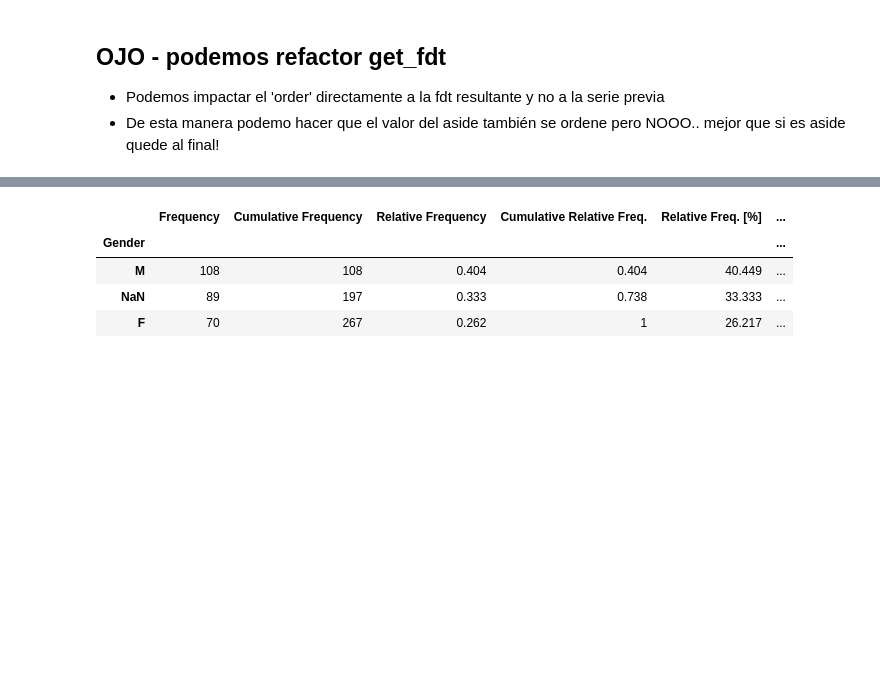
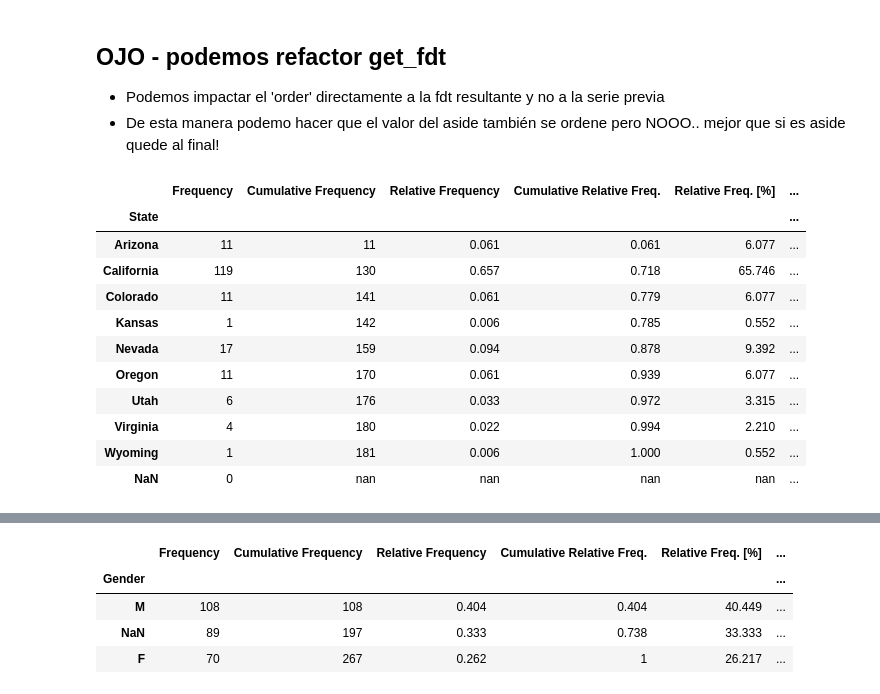
Before and after one commit to jmonti-gh/jm_datascience, a Jupyter notebook: test_jm/get_fdt.ipynb, the cells around one changed output, grey strips where cells are left out. Cells and saved outputs as stored; diff of their text form; code cells hidden in the pictures; blank space fills up the shorter version.

```diff
--- a/test_jm/get_fdt.ipynb
+++ b/test_jm/get_fdt.ipynb
@@ -408,7 +408,7 @@ def get_fdt(
         include_plain_relatives: Optional[bool] = True,
         fmt_values: Optional[bool] = False,
         order: Optional[str] = 'desc',
-        na_aside: Optional[bool] = True
+        na_aside_calc: Optional[bool] = True
 ) -> pd.DataFrame:
     """
     Generates a Frequency Distribution Table (FDT) with absolute, relative, and cumulative frequencies.
@@ -446,7 +446,7 @@ def get_fdt(
             - 'ix_desc': Sort by index descending.
             - None: No sorting.
             Default is 'desc'.
-        na_aside (bool, optional): Whether to separate NaN values from calculations but keep them in the output.
+        na_aside_calc (bool, optional): Whether to separate NaN values from calculations but keep them in the output.
             If True, NaNs are added at the end and not included in cumulative or relative calculations.
             Default is True.
 
@@ -501,6 +501,9 @@ def get_fdt(
     # Validate that all the values are positive numbers
     _validate_numeric_series(sr)
 
+    # Get the index name or use 'Index' if None - will use it later to set the index name in concat cases
+    sr_ixname = sr.index.name if sr.index.name else 'Index'
+
     # Order de original Series to obtain the fdt in the same order as the original data
     match order:
         case 'asc':
@@ -524,19 +527,20 @@ def get_fdt(
         n_nans = 0
 
     #   - Locale NaNs row in the Series 'sr'
-    if na_aside:
-        sr = sr.drop(np.nan, errors='ignore')
+    if na_aside_calc:
+        sr = sr.drop(np.nan, errors='ignore')                   # Drop NaNs from the Series for calculations
         # Column that will then be concatenated to the end of the DF - Only 'Frequency' column, no calculated columns
         nan_row_df = pd.DataFrame(data = [n_nans], columns=[columns[0]], index=[np.nan])
-        # nan_row_df = pd.DataFrame(data = [n_nans], columns=[columns[0]], index=['Nulls'])
     else:
         # As we use NaNs for calculations decide where locate these values
-        sr_without_nan = sr.drop(np.nan, errors='ignore')
+        sr_without_nan = sr.drop(np.nan, errors='ignore')       # Aux. sr wo/nans allow us to locate the NaNs
         match na_position:
             case 'first':
                 sr = pd.concat([pd.Series({np.nan: n_nans}), sr_without_nan])
+                sr.index.name = sr_ixname       # Set the index name to the Series
             case 'last':
                 sr = pd.concat([sr_without_nan, pd.Series({np.nan: n_nans})])
+                sr.index.name = sr_ixname       # Set the index name to the Series
             case 'value' | None:
                 pass                # Locates the Nulls row based on the value or index ordering
             case _:
@@ -551,16 +555,34 @@ def get_fdt(
     fdt[columns[4]] = fdt['Relative Frequency'] * 100
     fdt[columns[5]] = fdt['Cumulative Relative Freq.'] * 100
 
-    if na_aside and not dropna:             # We add nan_columns at the end
+    if na_aside_calc and not dropna:            # We add nan_columns at the end
         fdt = pd.concat([fdt, nan_row_df])
+        fdt.index.name = sr_ixname              # Set the index name to the DataFrame
 
-    if not include_pcts:                    # Don't return percentage columns
+    if not include_pcts:                        # Don't return percentage columns
         fdt = fdt[columns[0:4]]
 
-    if not include_plain_relatives:         # Don't return relative and plain cumulative
+    if not include_plain_relatives:             # Don't return relative and plain cumulative
         fdt = fdt[[columns[0], columns[4], columns[5]]]
 
     if fmt_values:
         fdt = fdt.map(_fmt_value_for_pd)
 
     return fdt
+# %%
+vc = df['State'].value_counts()
+fdt = get_fdt(vc, fmt_values=True, dropna=False, na_position='value', na_aside_calc=True, order='ix_asc')
+fdt
+# %% [output]
+|  | Frequency | Cumulative Frequency | Relative Frequency | Cumulative Relative Freq. | Relative Freq. [%] | ... |
+| State |  |  |  |  |  | ... |
+| Arizona | 11 | 11 | 0.061 | 0.061 | 6.077 | ... |
+| California | 119 | 130 | 0.657 | 0.718 | 65.746 | ... |
+| Colorado | 11 | 141 | 0.061 | 0.779 | 6.077 | ... |
+| Kansas | 1 | 142 | 0.006 | 0.785 | 0.552 | ... |
+| Nevada | 17 | 159 | 0.094 | 0.878 | 9.392 | ... |
+| Oregon | 11 | 170 | 0.061 | 0.939 | 6.077 | ... |
+| Utah | 6 | 176 | 0.033 | 0.972 | 3.315 | ... |
+| Virginia | 4 | 180 | 0.022 | 0.994 | 2.210 | ... |
+| Wyoming | 1 | 181 | 0.006 | 1.000 | 0.552 | ... |
+| NaN | 0 | nan | nan | nan | nan | ... |
```
Also changed, not shown: parts of 8 cells of this notebook, 3 other files.
